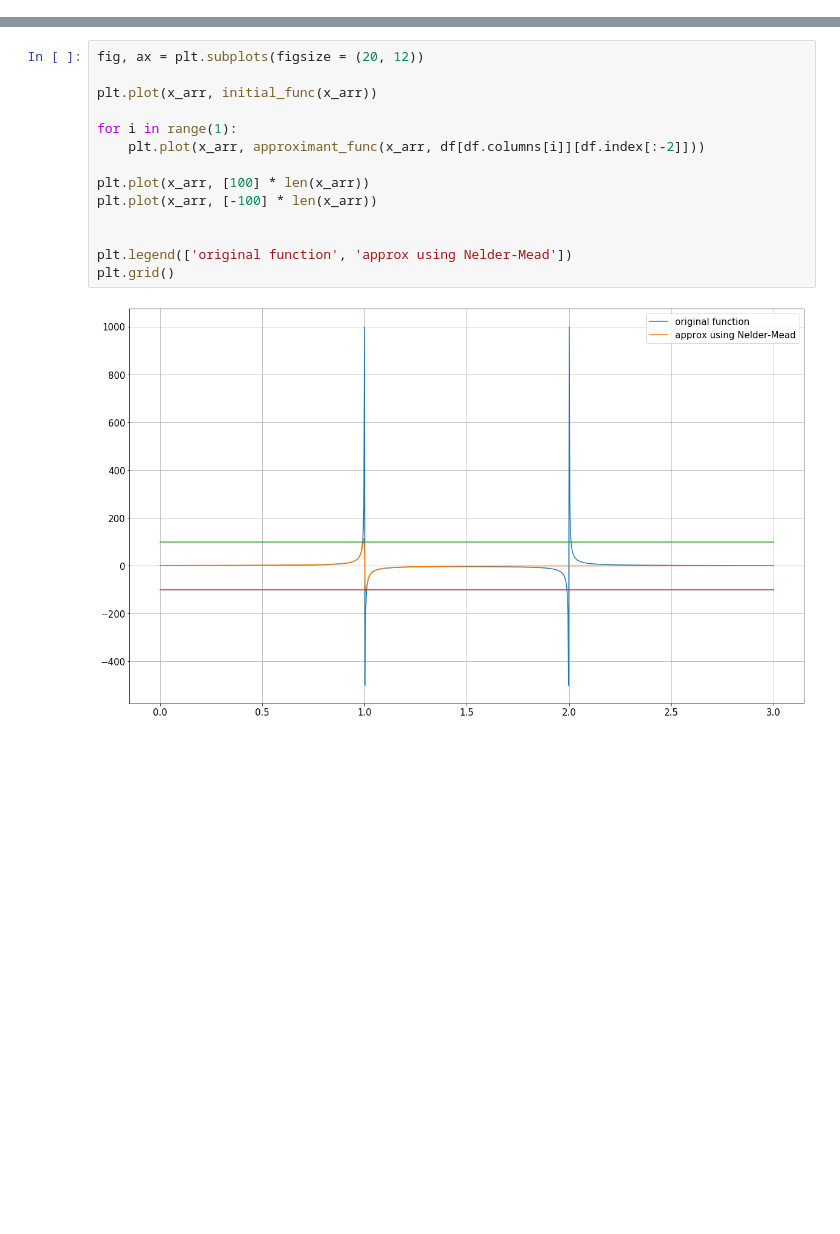
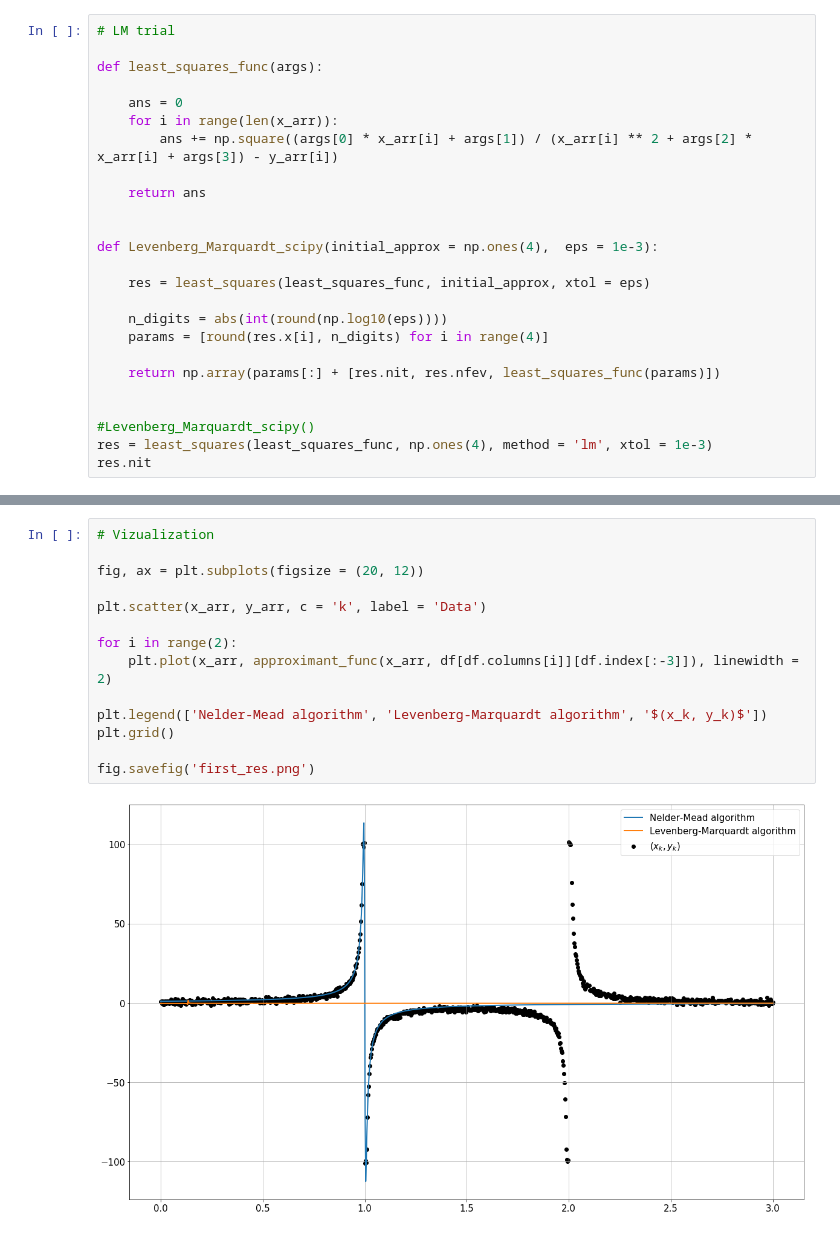
Before and after one commit to belpablo/Algorithms-21, a Jupyter notebook: Lab_4/Lab_4.ipynb, the cells around one changed output, grey strips where cells are left out. Drawn from its saved outputs; the diff is of its cells as text; blank space fills up the shorter version.

```diff
--- a/Lab_4/Lab_4.ipynb
+++ b/Lab_4/Lab_4.ipynb
@@ -89,3 +89,28 @@ plt.show()
 fig.savefig('initial_distribution.png')
 # %% [output]
 [figure]
+# %%
+# LM trial
+
+def least_squares_func(args):
+
+    ans = 0
+    for i in range(len(x_arr)):
+        ans += np.square((args[0] * x_arr[i] + args[1]) / (x_arr[i] ** 2 + args[2] * x_arr[i] + args[3]) - y_arr[i])
+
+    return ans
+
+
+def Levenberg_Marquardt_scipy(initial_approx = np.ones(4),  eps = 1e-3):
+
+    res = least_squares(least_squares_func, initial_approx, xtol = eps)
+
+    n_digits = abs(int(round(np.log10(eps))))
+    params = [round(res.x[i], n_digits) for i in range(4)]
+
+    return np.array(params[:] + [res.nit, res.nfev, least_squares_func(params)])
+
+
+#Levenberg_Marquardt_scipy()
+res = least_squares(least_squares_func, np.ones(4), method = 'lm', xtol = 1e-3)
+res.nit
@@ -179,16 +215,16 @@ df
 # %%
+# Vizualization
+
 fig, ax = plt.subplots(figsize = (20, 12))
 
-plt.plot(x_arr, initial_func(x_arr))
+plt.scatter(x_arr, y_arr, c = 'k', label = 'Data')
 
-for i in range(1):
-    plt.plot(x_arr, approximant_func(x_arr, df[df.columns[i]][df.index[:-2]]))
+for i in range(2):
+    plt.plot(x_arr, approximant_func(x_arr, df[df.columns[i]][df.index[:-3]]), linewidth = 2)
 
-plt.plot(x_arr, [100] * len(x_arr))
-plt.plot(x_arr, [-100] * len(x_arr))
+plt.legend(['Nelder-Mead algorithm', 'Levenberg-Marquardt algorithm', '$(x_k, y_k)$'])
+plt.grid()
 
-
-plt.legend(['original function', 'approx using Nelder-Mead'])
-plt.grid()
+fig.savefig('first_res.png')
 # %% [output]
-[figure, old version]
+[figure, new version]
```
Also changed, not shown: parts of 8 cells of this notebook, 1 other file.
